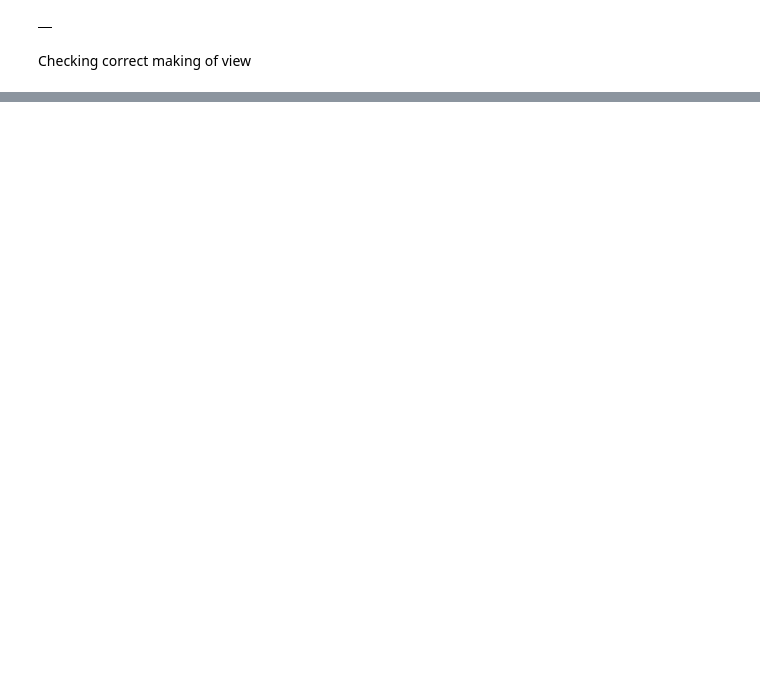
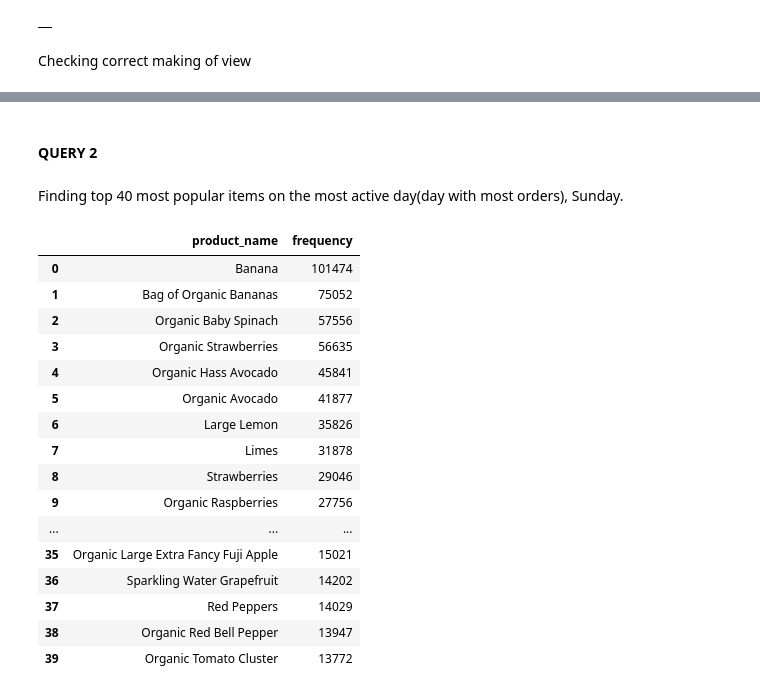
Before and after one commit to anarod1711/Bme-ase, a Jupyter notebook: instacart_analysis.ipynb, the cells around one changed output, grey strips where cells are left out. Saved outputs shown, nothing was run; the diff lists cells and outputs as text; code cells hidden in the pictures; blank space fills up the shorter version.

```diff
--- a/instacart_analysis.ipynb
+++ b/instacart_analysis.ipynb
@@ -323,0 +340,48 @@ LIMIT 5
+# %% [markdown]
+#### QUERY 2
+# %% [markdown]
+Finding top 40 most popular items on the most active day(day with most orders), Sunday.
+# %%
+%%bigquery
+SELECT p.product_name, pf.frequency
+FROM instacart_modeled.Products p
+INNER JOIN
+(SELECT op.product_id, COUNT(*) as frequency
+FROM instacart_modeled.Order_Products op
+INNER JOIN instacart_modeled.Orders_Beam_DF o
+ON op.order_id=o.order_id
+WHERE o.order_dow =
+    (SELECT n.order_dow
+    FROM
+        (SELECT o.order_dow, COUNT(*) as num_orders
+        FROM instacart_modeled.Orders_Beam_DF o
+        GROUP BY o.order_dow) n
+    WHERE n.num_orders =
+        (SELECT MAX(n.num_orders)
+         FROM
+             (SELECT o.order_dow, COUNT(*) as num_orders
+              FROM instacart_modeled.Orders_Beam_DF o
+              GROUP BY o.order_dow) n))
+GROUP BY op.product_id
+ORDER BY frequency DESC
+LIMIT 40) pf
+ON p.product_id=pf.product_id
+ORDER BY pf.frequency DESC
+# %% [output]
+|  | product_name | frequency |
+| 0 | Banana | 101474 |
+| 1 | Bag of Organic Bananas | 75052 |
+| 2 | Organic Baby Spinach | 57556 |
+| 3 | Organic Strawberries | 56635 |
+| 4 | Organic Hass Avocado | 45841 |
+| 5 | Organic Avocado | 41877 |
+| 6 | Large Lemon | 35826 |
+| 7 | Limes | 31878 |
+| 8 | Strawberries | 29046 |
+| 9 | Organic Raspberries | 27756 |
+| ... | ... | ... |
+| 35 | Organic Large Extra Fancy Fuji Apple | 15021 |
+| 36 | Sparkling Water Grapefruit | 14202 |
+| 37 | Red Peppers | 14029 |
+| 38 | Organic Red Bell Pepper | 13947 |
+| 39 | Organic Tomato Cluster | 13772 |
```
Also changed, not shown: parts of 24 cells of this notebook, 1 other file.
